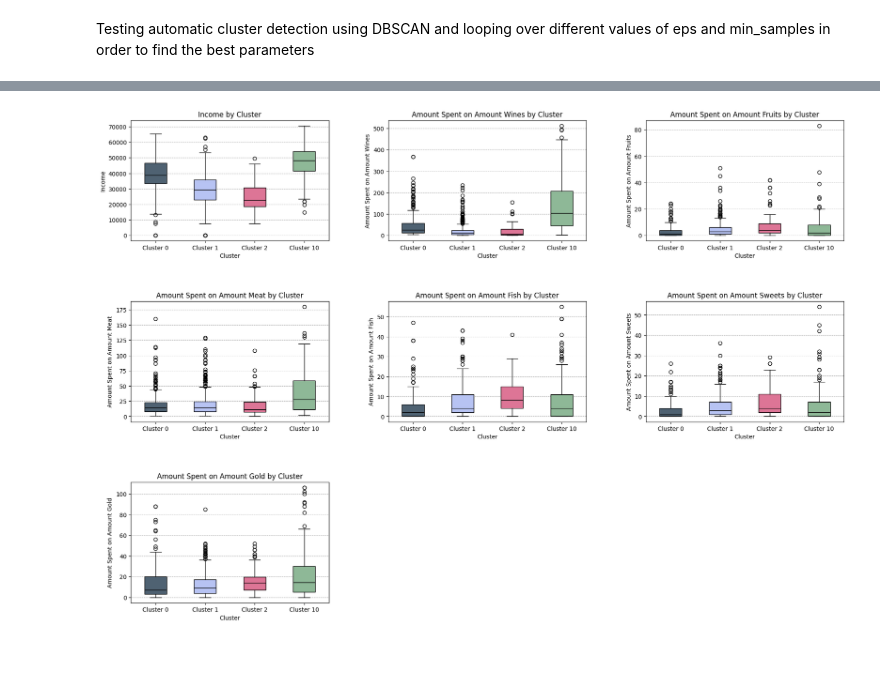
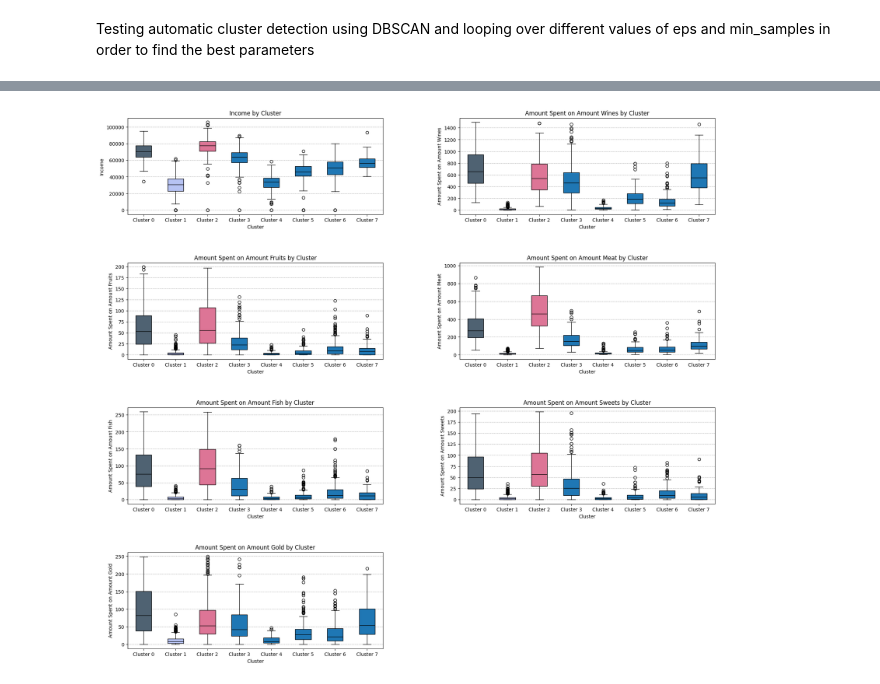
Before and after one commit to dalimvc/DS-Mini-project, a Jupyter notebook: miniProjectAssignmentDaliborMirkovic.ipynb, the cells around one changed output, grey strips where cells are left out. Saved outputs shown, nothing was run; the diff lists cells and outputs as text; code cells hidden in the pictures; blank space fills up the shorter version.

```diff
--- a/miniProjectAssignmentDaliborMirkovic.ipynb
+++ b/miniProjectAssignmentDaliborMirkovic.ipynb
@@ -1010,0 +1011,3 @@ df.loc[~df["Cluster"].isin([0, 1, 2, 10]), "Cluster"] = -1
+# %%
+#droping before new clustering
+df = df.drop(['Cluster'], axis=1).copy()
@@ -1010,0 +1073,12 @@ df.loc[~df["Cluster"].isin([0, 1, 2, 10]), "Cluster"] = -1
+# %%
+#values that will be tested
+n = [2, 3, 4, 5, 6, 7, 8, 9, 10]
+
+#looping through those values, applying AgglomerativeClustering for those values, calculating the sil. score and showing it
+for i in n:
+    agg_clust = AgglomerativeClustering(n_clusters=i, linkage='ward') #linkage is giving distance information, parameter ward means minimazes total warience between all clusters
+    labels = agg_clust.fit_predict(pca_df)
+    df['Cluster'] = labels
+    pca_df['Cluster'] = labels
+    silhouette_agg = silhouette_score(pca_df, pca_df['Cluster'])
+    print(f"Sil. score agg. clust {i} clusters: {silhouette_agg:.2f}")
@@ -1010,0 +1099,7 @@ df.loc[~df["Cluster"].isin([0, 1, 2, 10]), "Cluster"] = -1
+# %%
+# applying AgglomerativeClustering with 8 clusters, as that value gives best results
+agg_clust = AgglomerativeClustering(n_clusters=8, linkage='ward') #linkage is giving distance information, parameter ward means minimazes total warience between all clusters
+labels = agg_clust.fit_predict(pca_df)
+pca_df['Cluster'] = labels
+df['Cluster'] = labels
+df_encoded['Cluster'] = labels
@@ -1069,48 +1147,53 @@ Name: count, dtype: int64
 # %%
 #colors that will be used in plots
-my_colors = ['#4F6272', '#B7C3F3', '#DD7596', '#8EB897', '#FFC857', '#119DA4', '#19647E', '#FF6F61', '#6A0572']
+my_colors = ['#4F6272', '#B7C3F3', '#DD7596']
 
 #creating aplot with subpqplots
-figure, axs = plt.subplots(3, 3, figsize=(22, 15))
+figure, axs = plt.subplots(4, 2, figsize=(22, 20))
 axs = axs.flatten()
 for ax in axs:
     ax.grid(True, which='both', axis='y', linestyle='--', linewidth=0.7) #adding grid
-
-
 
 #first plot will be a boxplot of income by cluster
 box = axs[0].boxplot([df[df['Cluster'] == 0]['Income'],
                       df[df['Cluster'] == 1]['Income'],
                       df[df['Cluster'] == 2]['Income'],
-                      df[df['Cluster'] == 10]['Income']],
+                      df[df['Cluster'] == 3]['Income'],
+                      df[df['Cluster'] == 4]['Income'],
+                      df[df['Cluster'] == 5]['Income'],
+                      df[df['Cluster'] == 6]['Income'],
+                      df[df['Cluster'] == 7]['Income']],
                       patch_artist=True, medianprops=dict(color='black'))
 axs[0].set_title("Income by Cluster")
 axs[0].set_xlabel("Cluster")
 axs[0].set_ylabel("Income")
-axs[0].set_xticklabels(['Cluster 0', 'Cluster 1', 'Cluster 2', 'Cluster 10'])
+axs[0].set_xticklabels(['Cluster 0', 'Cluster 1', 'Cluster 2', 'Cluster 3', 'Cluster 4', 'Cluster 5', 'Cluster 6', 'Cluster 7'])
 for patch, color in zip(box['boxes'], my_colors):
     patch.set_facecolor(color)
 
 #other will be plots for spending on different product groups by cluster and it will be done automatically
 for i, feature in enumerate(['Amount_wines', 'Amount_fruits', 'Amount_meat',
                              'Amount_fish', 'Amount_sweets', 'Amount_gold'], start=1):
     box = axs[i].boxplot([df[df['Cluster'] == 0][feature],
                           df[df['Cluster'] == 1][feature],
                           df[df['Cluster'] == 2][feature],
-                          df[df['Cluster'] == 10][feature]],
+                          df[df['Cluster'] == 3][feature],
+                          df[df['Cluster'] == 4][feature],
+                          df[df['Cluster'] == 5][feature],
+                          df[df['Cluster'] == 6][feature],
+                          df[df['Cluster'] == 7][feature]],
                           patch_artist=True, medianprops=dict(color='black'))
     axs[i].set_title(f"Amount Spent on {feature.replace('_', ' ').title()} by Cluster")
     axs[i].set_xlabel("Cluster")
     axs[i].set_ylabel(f"Amount Spent on {feature.replace('_', ' ').title()}")
-    axs[i].set_xticklabels(['Cluster 0', 'Cluster 1', 'Cluster 2', 'Cluster 10'])
+    axs[i].set_xticklabels(['Cluster 0', 'Cluster 1', 'Cluster 2', 'Cluster 3', 'Cluster 4', 'Cluster 5', 'Cluster 6', 'Cluster 7'])
     for patch, color in zip(box['boxes'], my_colors):
         patch.set_facecolor(color)
 
 #removing "empty" subplots
 axs[7].axis('off')
-axs[8].axis('off')
 
 plt.subplots_adjust(hspace=0.5, wspace=0.3)
 plt.show()
 # %% [output]
-[figure, old version]
+[figure, new version]
```
Also changed, not shown: parts of 45 cells of this notebook.
